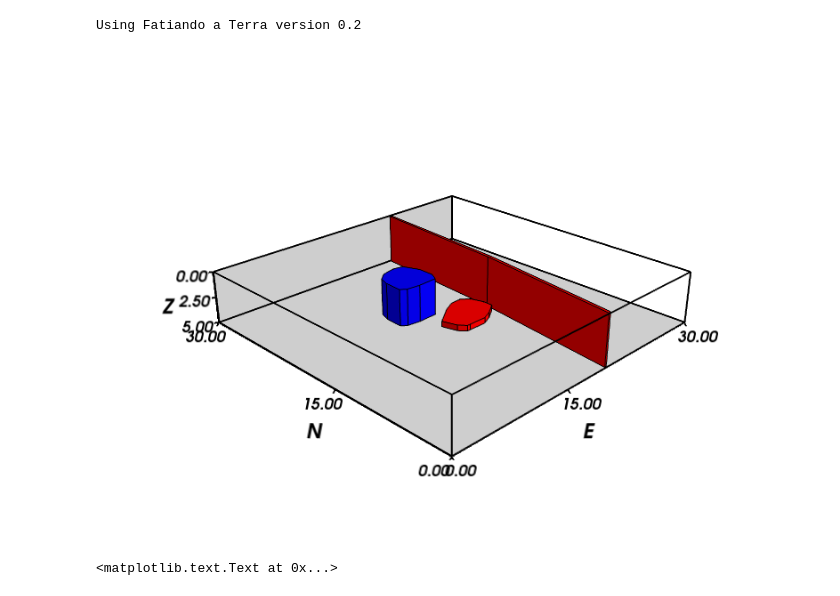
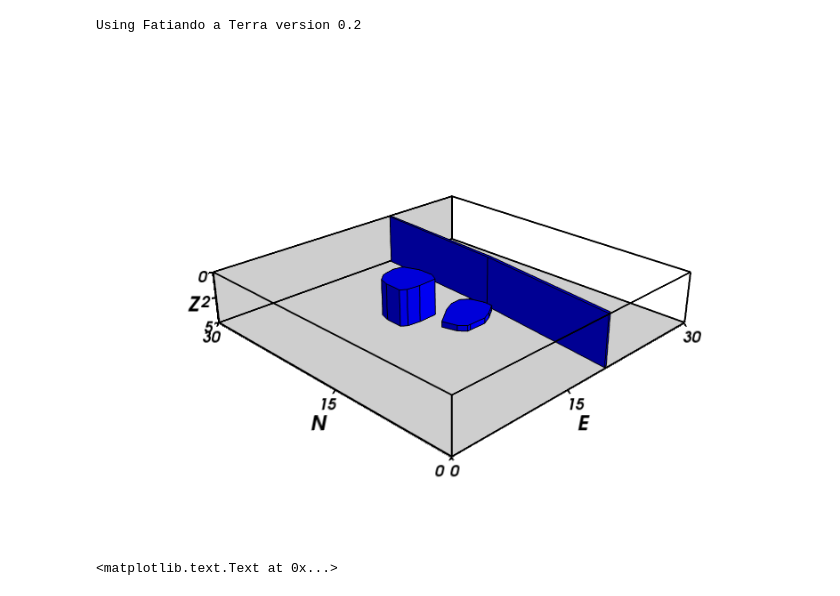
Before and after one commit to pinga-lab/paper-tle-euler-tutorial, a Jupyter notebook: euler-deconvolution-examples.ipynb, the cells around one changed output. Drawn from its saved outputs; the diff is of its cells as text; code cells hidden in the pictures.

```diff
--- a/euler-deconvolution-examples.ipynb
+++ b/euler-deconvolution-examples.ipynb
@@ -17,6 +17,7 @@ from fatiando.vis import mpl, myv
 from fatiando import gridder, utils
 import fatiando
 print("Using Fatiando a Terra version {0}".format((fatiando.version)))
+mpl.rc('font', size=9)
 # %% [output]
 Using Fatiando a Terra version 0.2
 # %%
@@ -32,15 +33,15 @@ with open('model.pickle') as f:
     model = pickle.load(f)
 # %%
 myv.figure(size=(800, 600))
-myv.polyprisms(model, prop='magnetization', linewidth=1)
-myv.axes(myv.outline(bounds), ranges=[b*0.001 for b in bounds], nlabels=3)
+myv.polyprisms(model, linewidth=1, color=(0, 0, 1))
+myv.axes(myv.outline(bounds), ranges=[b*0.001 for b in bounds], nlabels=3, fmt='%.0f')
 myv.wall_north(bounds)
 myv.wall_bottom(bounds)
 myv.savefig('model.png')
 myv.show()
 Image(filename='model.png')
 # %% [output]
-[figure, old version]
+[figure, new version]
 # %%
 mpl.figure(figsize=(8, 6))
 mpl.axis('scaled')
```
Also changed, not shown: parts of 4 cells of this notebook, 1 other file.
